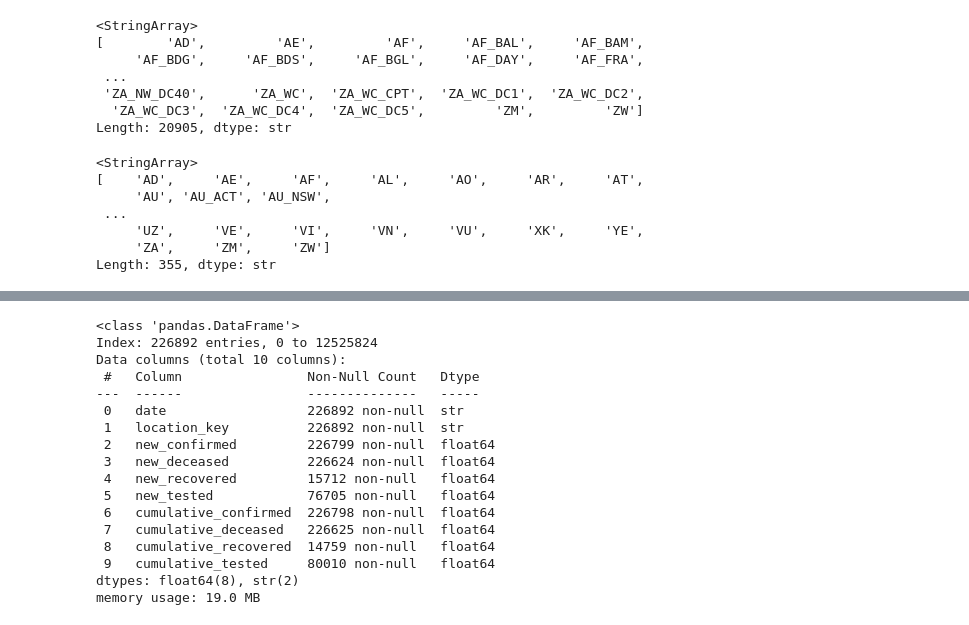
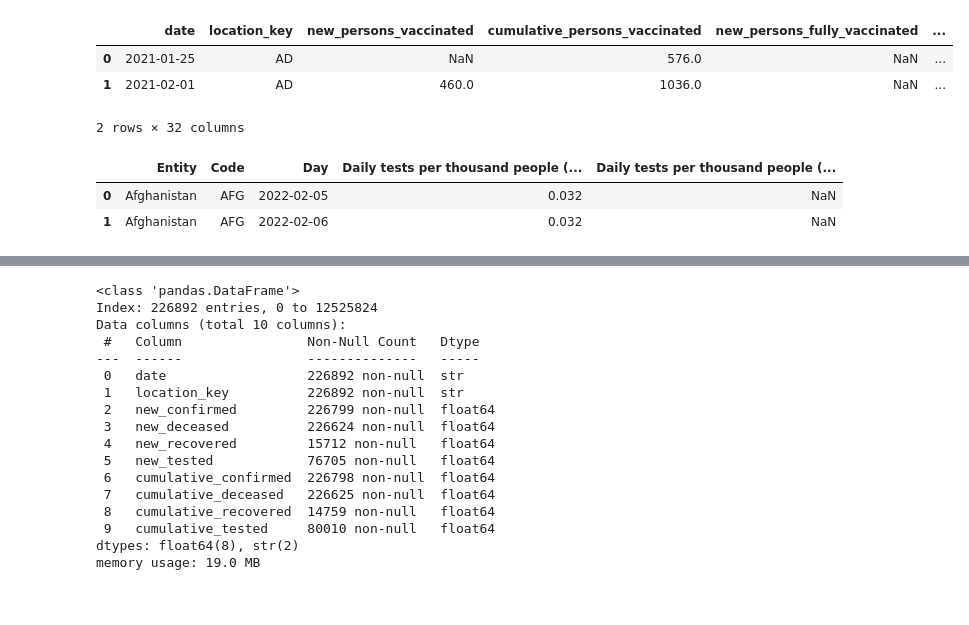
Before and after one commit to vichalder/final_project, a Jupyter notebook: notebooks/Data_cleaning_and_merging.ipynb, the cells around one changed output, grey strips where cells are left out. Cells and saved outputs as stored; diff of their text form; code cells hidden in the pictures.

```diff
--- a/notebooks/Data_cleaning_and_merging.ipynb
+++ b/notebooks/Data_cleaning_and_merging.ipynb
@@ -42,33 +36,16 @@ data2.head(5)
 # %%
-data3.head(5)
+data3.head(2)
+# %% [output]
+|  | date | location_key | new_persons_vaccinated | cumulative_persons_vaccinated | new_persons_fully_vaccinated | ... |
+| 0 | 2021-01-25 | AD | NaN | 576.0 | NaN | ... |
+| 1 | 2021-02-01 | AD | 460.0 | 1036.0 | NaN | ... |
+2 rows × 32 columns
 # %%
-data4.head(5)
+data4.head(2)
+# %% [output]
+|  | Entity | Code | Day | Daily tests per thousand people (... | Daily tests per thousand people (... |
+| 0 | Afghanistan | AFG | 2022-02-05 | 0.032 | NaN |
+| 1 | Afghanistan | AFG | 2022-02-06 | 0.032 | NaN |
-# %%
-# Investigating the dataformat of the location_keys
-# Get unique values from the first column (column index 0)
-unique_first_cells1 = data1["location_key"].dropna().unique()
-print(unique_first_cells1)
-# %% [output]
-<StringArray>
-[        'AD',         'AE',         'AF',     'AF_BAL',     'AF_BAM',
-     'AF_BDG',     'AF_BDS',     'AF_BGL',     'AF_DAY',     'AF_FRA',
- ...
- 'ZA_NW_DC40',      'ZA_WC',  'ZA_WC_CPT',  'ZA_WC_DC1',  'ZA_WC_DC2',
-  'ZA_WC_DC3',  'ZA_WC_DC4',  'ZA_WC_DC5',         'ZM',         'ZW']
-Length: 20905, dtype: str
-# %%
-# Investigating the dataformat of the location_keys
-# Get unique values from the first column (column index 0)
-unique_first_cells2 = data2["location_key"].dropna().unique()
-print(unique_first_cells2)
-# %% [output]
-<StringArray>
-[    'AD',     'AE',     'AF',     'AL',     'AO',     'AR',     'AT',
-     'AU', 'AU_ACT', 'AU_NSW',
- ...
-     'UZ',     'VE',     'VI',     'VN',     'VU',     'XK',     'YE',
-     'ZA',     'ZM',     'ZW']
-Length: 355, dtype: str
 # %%
 # Filter for country codes only (leave out regional data)
 # Return unique location keys for dataset 1
```
Also changed, not shown: parts of 24 cells of this notebook, 1 other file.
